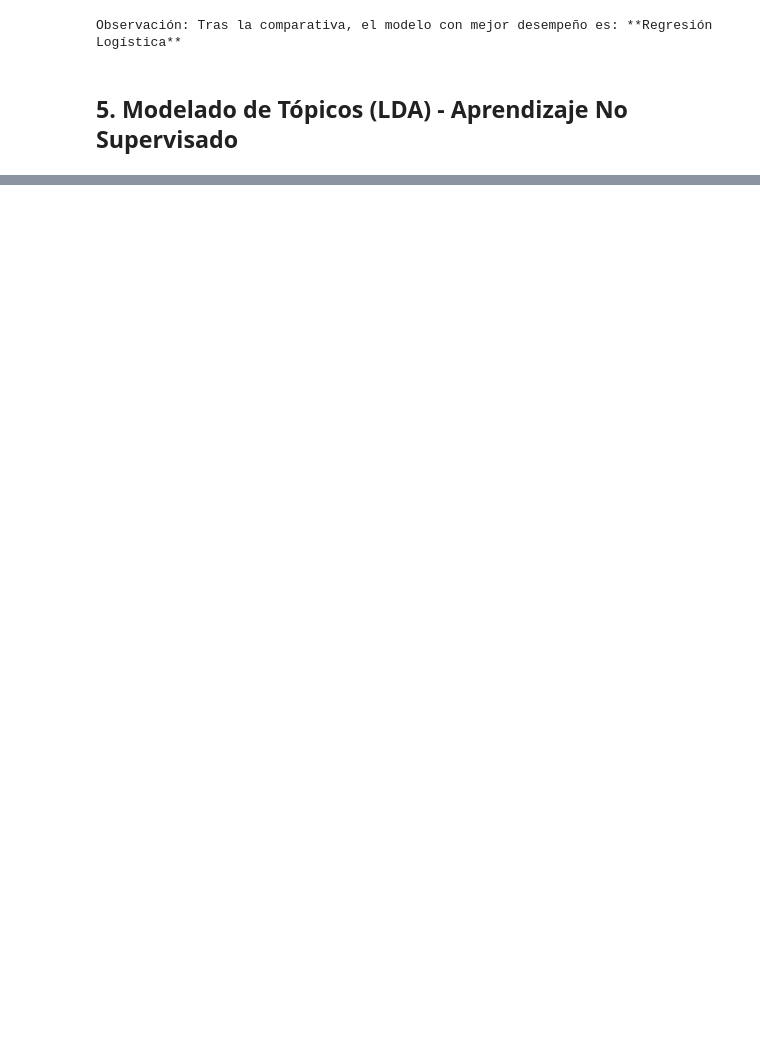
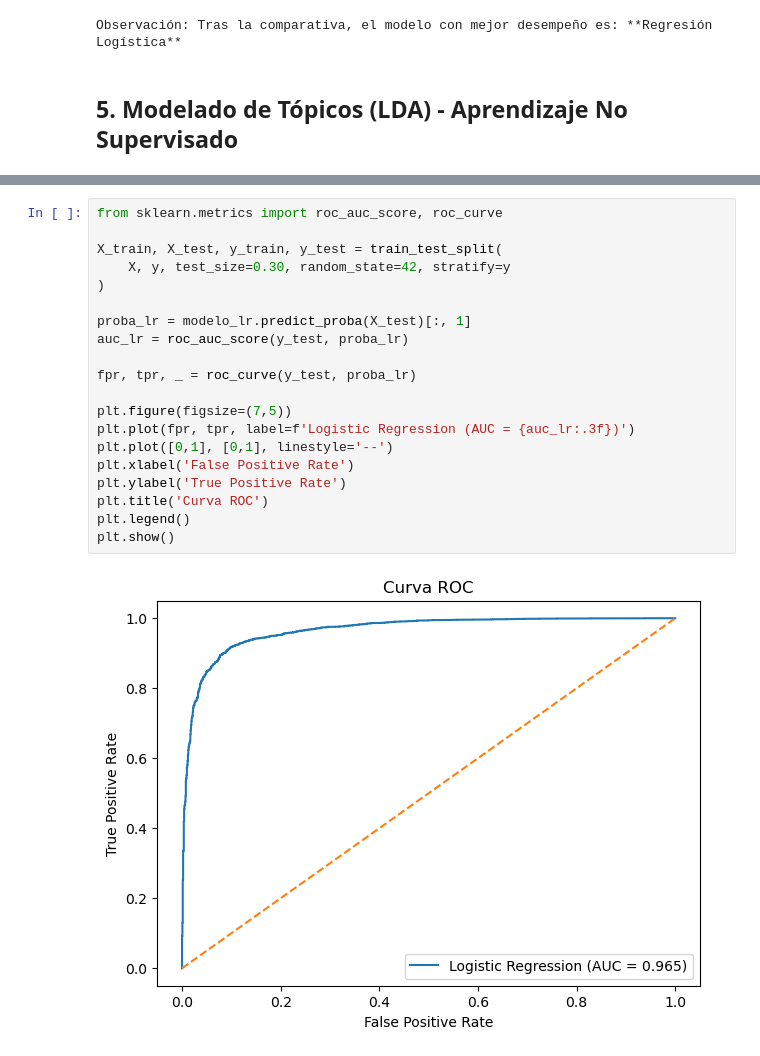
Before and after one commit to alealvaradoj131020/TextAnalytics_Proyecto, a Jupyter notebook: ProyectoTextAnalytics.ipynb, the cells around one changed output, grey strips where cells are left out. Drawn from its saved outputs; the diff is of its cells as text; blank space fills up the shorter version.

Commit message:
Avance proyecto final - modelo, análisis y visualizaciones

```diff
--- a/ProyectoTextAnalytics.ipynb
+++ b/ProyectoTextAnalytics.ipynb
@@ -355,0 +337,22 @@ Passing `palette` without assigning `hue` is deprecated and will be removed in v
+# %%
+from sklearn.metrics import roc_auc_score, roc_curve
+
+X_train, X_test, y_train, y_test = train_test_split(
+    X, y, test_size=0.30, random_state=42, stratify=y
+)
+
+proba_lr = modelo_lr.predict_proba(X_test)[:, 1]
+auc_lr = roc_auc_score(y_test, proba_lr)
+
+fpr, tpr, _ = roc_curve(y_test, proba_lr)
+
+plt.figure(figsize=(7,5))
+plt.plot(fpr, tpr, label=f'Logistic Regression (AUC = {auc_lr:.3f})')
+plt.plot([0,1], [0,1], linestyle='--')
+plt.xlabel('False Positive Rate')
+plt.ylabel('True Positive Rate')
+plt.title('Curva ROC')
+plt.legend()
+plt.show()
+# %% [output]
+[figure, added]
```
Also changed, not shown: parts of 13 cells of this notebook.
